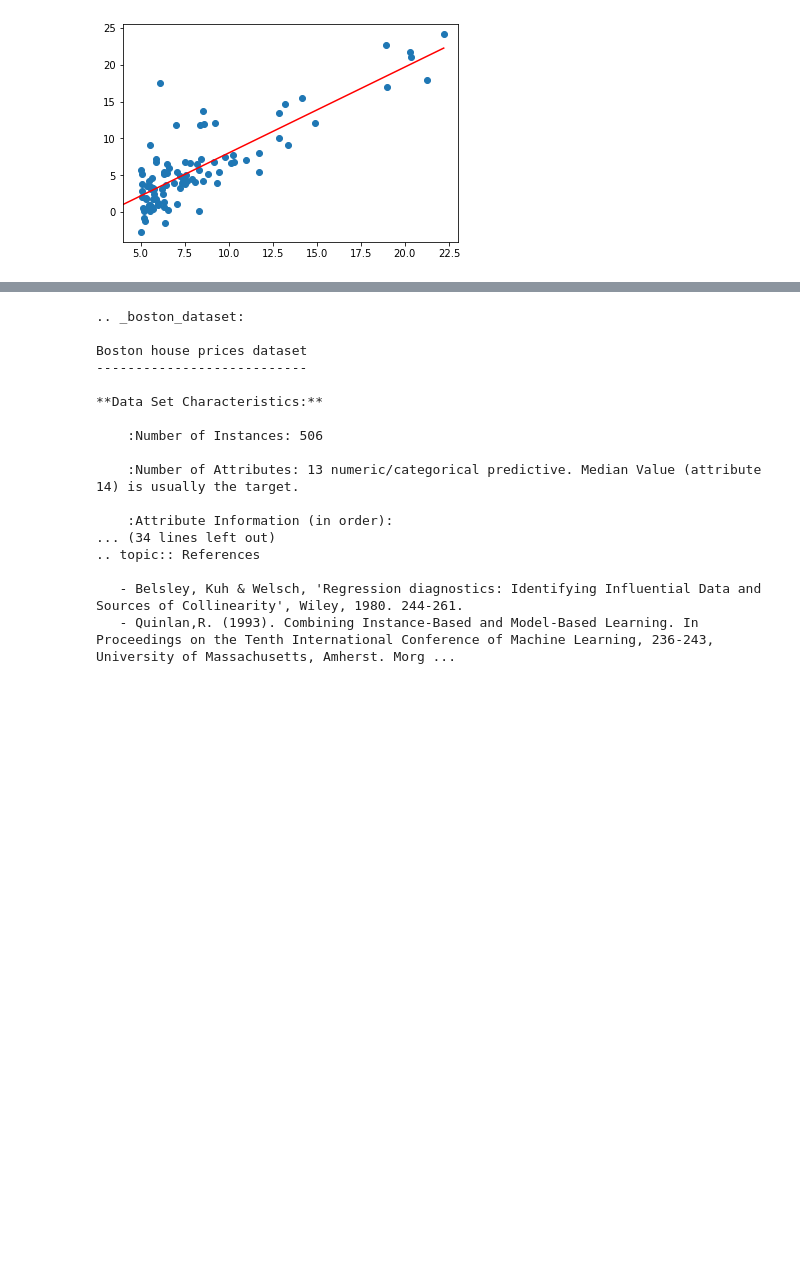
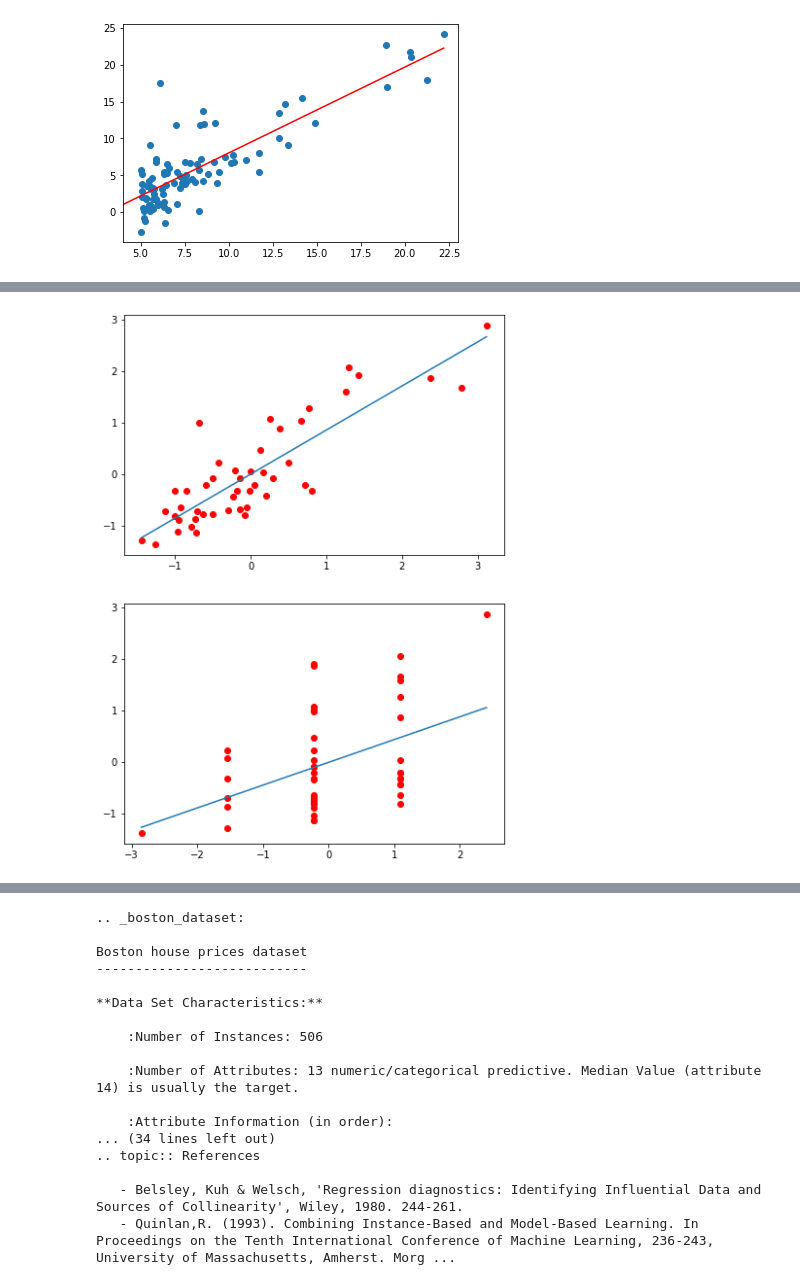
Before and after one commit to Marcin279/Machine_Learning, a Jupyter notebook: lab2_linear_regression/Linear_Regression.ipynb, the cells around one changed output, grey strips where cells are left out. Saved outputs shown, nothing was run; the diff lists cells and outputs as text; code cells hidden in the pictures; blank space fills up the shorter version.

```diff
--- a/lab2_linear_regression/Linear_Regression.ipynb
+++ b/lab2_linear_regression/Linear_Regression.ipynb
@@ -131,3 +237,16 @@ ax.set_xlim(4, 23)
+# %%
+fig, ax = plt.subplots(2,1)
+fig.set_size_inches(7, 10)
+for i in range(X_t2.shape[1]):
+    ax[i].scatter(X_t2[:, i], y_t2, color='red')
+    # Działa ale nie wiem dlaczego wten sposób to plotować
+    # https://www.geeksforgeeks.org/how-to-implement-a-gradient-descent-in-python-to-find-a-local-minimum/
+    # Dziwny wynik - sprawdzić czy StandardScaler dobrze zadziałał
+    # ax[i].plot([np.min(X_t2[:, i]), np.max(X_t2[:, i])], [np.min(y_pred2), np.max(y_pred2)], 'r-' )
+    ax[i].plot(np.unique(X_t2[:, i]), np.poly1d(np.polyfit(X_t2[:, i], y_t2, 1))(np.unique(X_t2[:, i])))
+# ax.set_xlim(4, 23)
+# %% [output]
+[figure, added]
 # %%
 # Plot the relationship between the cost function and number of iterations.
 fig, ax = plt.subplots()
```
Also changed, not shown: parts of 41 cells of this notebook.
